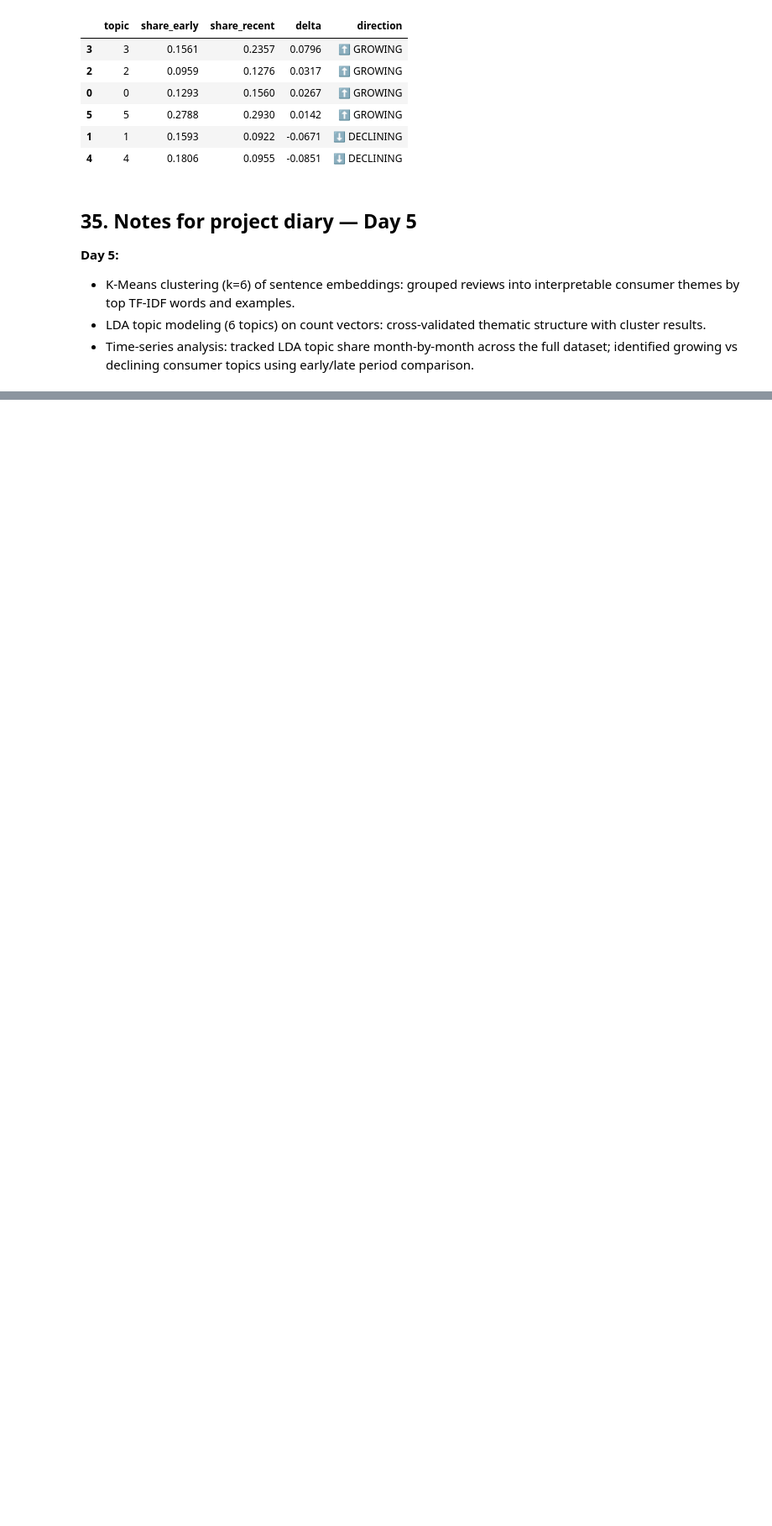
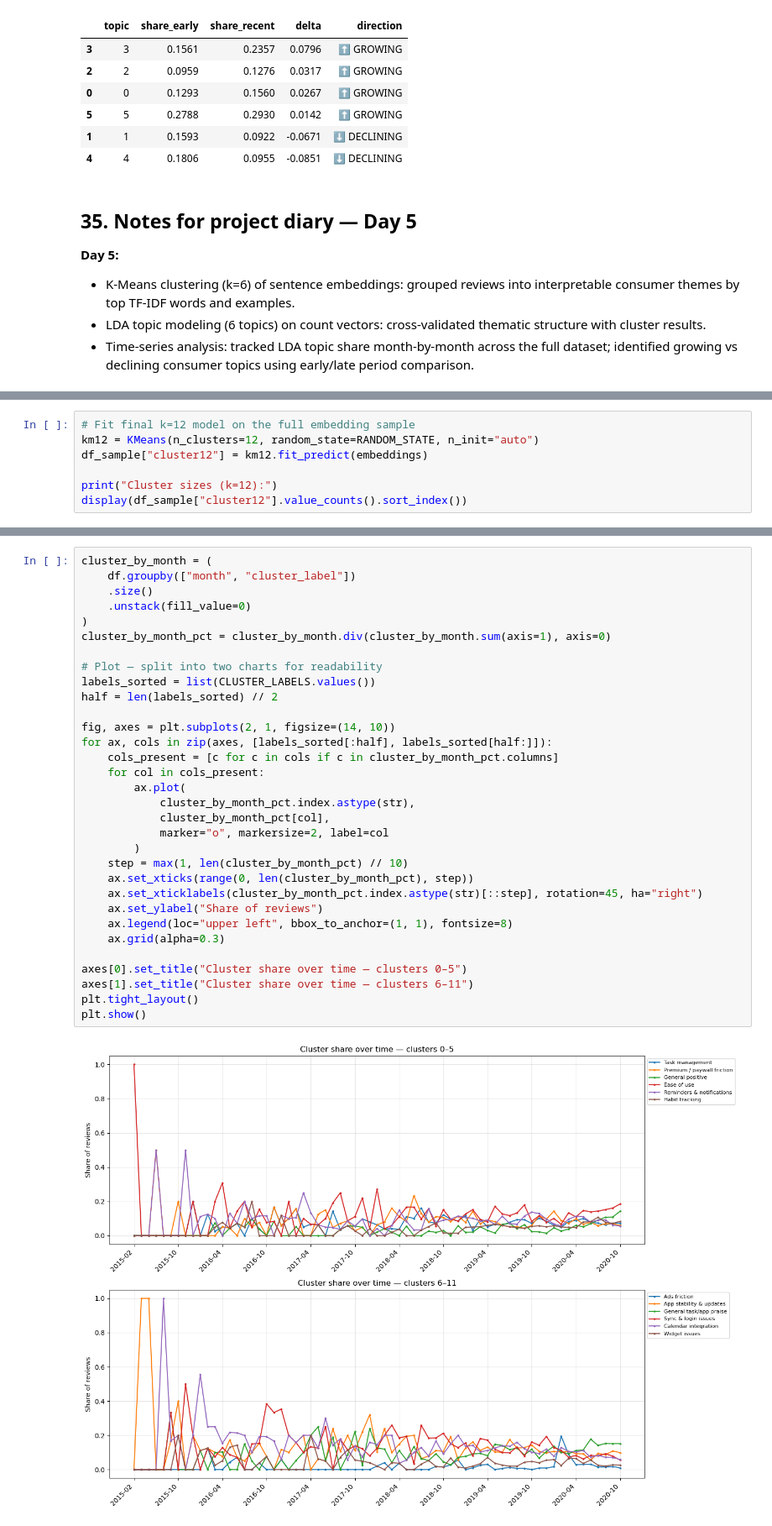
Before and after one commit to ando-ship-it/consumer-trend-detector, a Jupyter notebook: notebooks/01_eda_baseline_consumer_trends.ipynb, the cells around one changed output, grey strips where cells are left out. Shown at 84% size. Saved outputs shown, nothing was run; the diff lists cells and outputs as text; blank space fills up the shorter version.

Commit message:
Day 6: k=12 final clustering, cluster naming, trend score ranking

```diff
--- a/notebooks/01_eda_baseline_consumer_trends.ipynb
+++ b/notebooks/01_eda_baseline_consumer_trends.ipynb
@@ -1230,0 +1282,7 @@ display(trend_df)
+# %%
+# Fit final k=12 model on the full embedding sample
+km12 = KMeans(n_clusters=12, random_state=RANDOM_STATE, n_init="auto")
+df_sample["cluster12"] = km12.fit_predict(embeddings)
+
+print("Cluster sizes (k=12):")
+display(df_sample["cluster12"].value_counts().sort_index())
@@ -1230,0 +1388,34 @@ display(trend_df)
+# %%
+cluster_by_month = (
+    df.groupby(["month", "cluster_label"])
+    .size()
+    .unstack(fill_value=0)
+)
+cluster_by_month_pct = cluster_by_month.div(cluster_by_month.sum(axis=1), axis=0)
+
+# Plot — split into two charts for readability
+labels_sorted = list(CLUSTER_LABELS.values())
+half = len(labels_sorted) // 2
+
+fig, axes = plt.subplots(2, 1, figsize=(14, 10))
+for ax, cols in zip(axes, [labels_sorted[:half], labels_sorted[half:]]):
+    cols_present = [c for c in cols if c in cluster_by_month_pct.columns]
+    for col in cols_present:
+        ax.plot(
+            cluster_by_month_pct.index.astype(str),
+            cluster_by_month_pct[col],
+            marker="o", markersize=2, label=col
+        )
+    step = max(1, len(cluster_by_month_pct) // 10)
+    ax.set_xticks(range(0, len(cluster_by_month_pct), step))
+    ax.set_xticklabels(cluster_by_month_pct.index.astype(str)[::step], rotation=45, ha="right")
+    ax.set_ylabel("Share of reviews")
+    ax.legend(loc="upper left", bbox_to_anchor=(1, 1), fontsize=8)
+    ax.grid(alpha=0.3)
+
+axes[0].set_title("Cluster share over time — clusters 0–5")
+axes[1].set_title("Cluster share over time — clusters 6–11")
+plt.tight_layout()
+plt.show()
+# %% [output]
+[figure, added]
```
Also changed, not shown: parts of 17 cells of this notebook.
